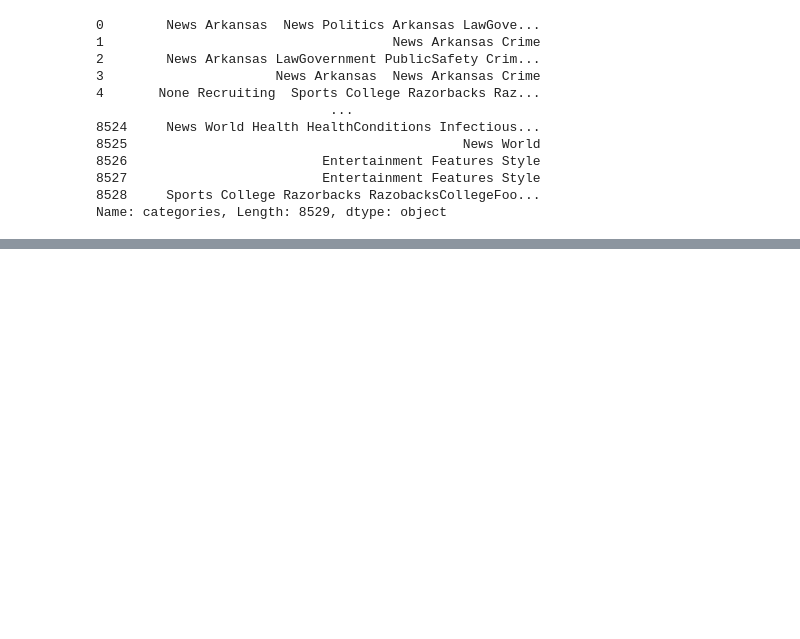
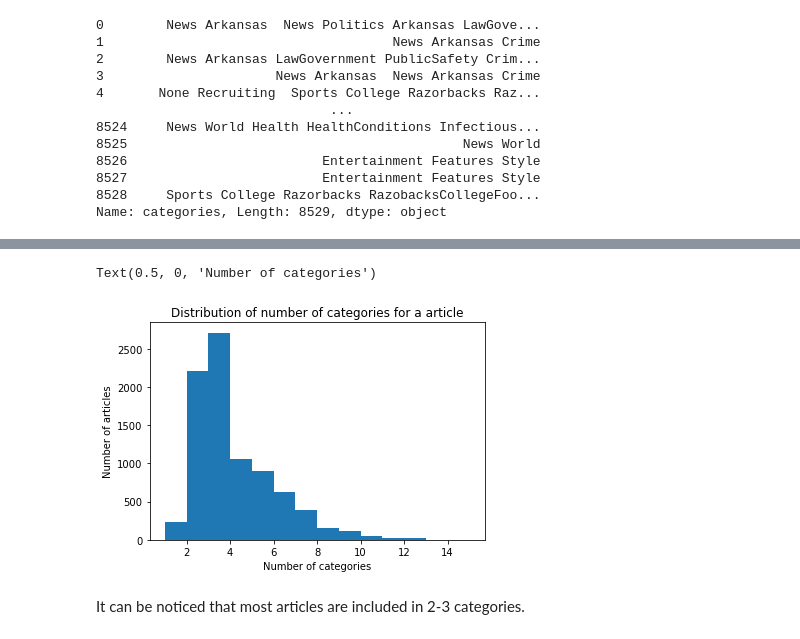
Before and after one commit to choushuiguo325/Recommendation_System_New_York_Times, a Jupyter notebook: static/2.2 EDA_NLP.ipynb, the cells around one changed output, grey strips where cells are left out. Saved outputs shown, nothing was run; the diff lists cells and outputs as text; code cells hidden in the pictures; blank space fills up the shorter version.

Commit message:
finished the EDA and NLP on articles categories

```diff
--- a/static/2.2 EDA_NLP.ipynb
+++ b/static/2.2 EDA_NLP.ipynb
@@ -242,0 +137,6 @@ matrix([[0., 0., 0., ..., 0., 0., 0.]])
+# %%
+count_vectorizer = CountVectorizer()
+train_vector = count_vectorizer.fit_transform(train_articles_df['categories'])
+val_vector = count_vectorizer.transform(val_articles_df['categories'])
+print(train_vector[0].todense())
+len(count_vectorizer.get_feature_names()) # 423
@@ -242,0 +157,4 @@ matrix([[0., 0., 0., ..., 0., 0., 0.]])
+# %%
+train_feature_df = pd.DataFrame(train_vector.toarray())
+train_feature_df.columns = count_vectorizer.get_feature_names()
+train_feature_df
@@ -242,0 +175,4 @@ matrix([[0., 0., 0., ..., 0., 0., 0.]])
+# %%
+train_category_df = pd.DataFrame(train_feature_df.astype(bool).sum(axis=1))
+train_category_df.columns = ['CategoryCounts']
+train_category_df['CategoryCounts'].describe()
@@ -242,0 +189,10 @@ matrix([[0., 0., 0., ..., 0., 0., 0.]])
+# %%
+plt.hist(train_category_df['CategoryCounts'], bins = range(1,16))
+plt.title('Distribution of number of categories for a article')
+plt.ylabel('Number of articles')
+plt.xlabel('Number of categories')
+# %% [output]
+Text(0.5, 0, 'Number of categories')
+[figure, added]
+# %% [markdown]
+It can be noticed that most articles are included in 2-3 categories.
```
Also changed, not shown: parts of 44 cells of this notebook.
